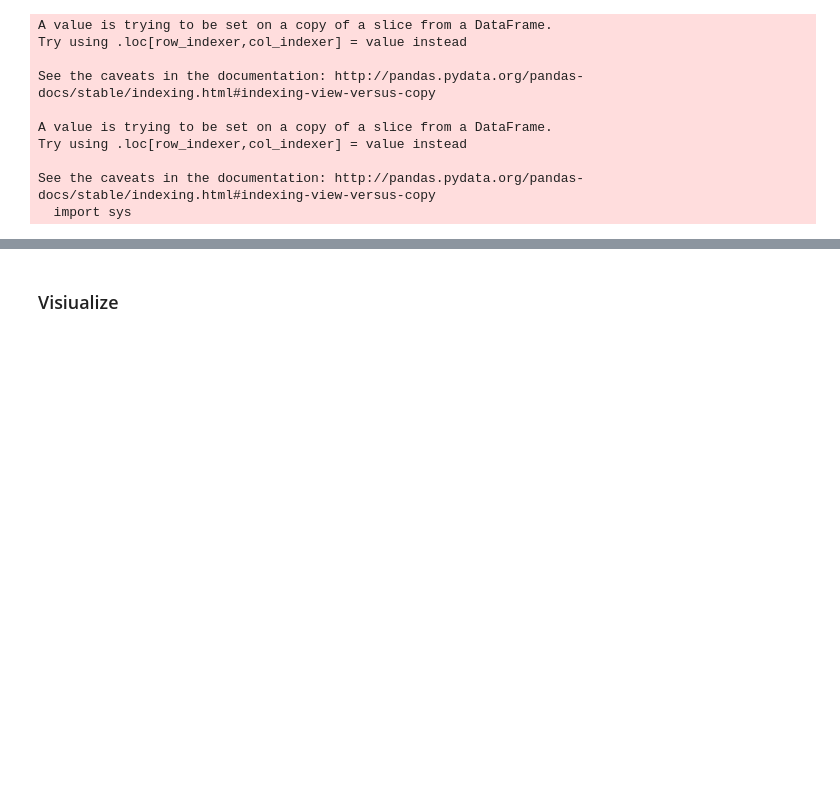
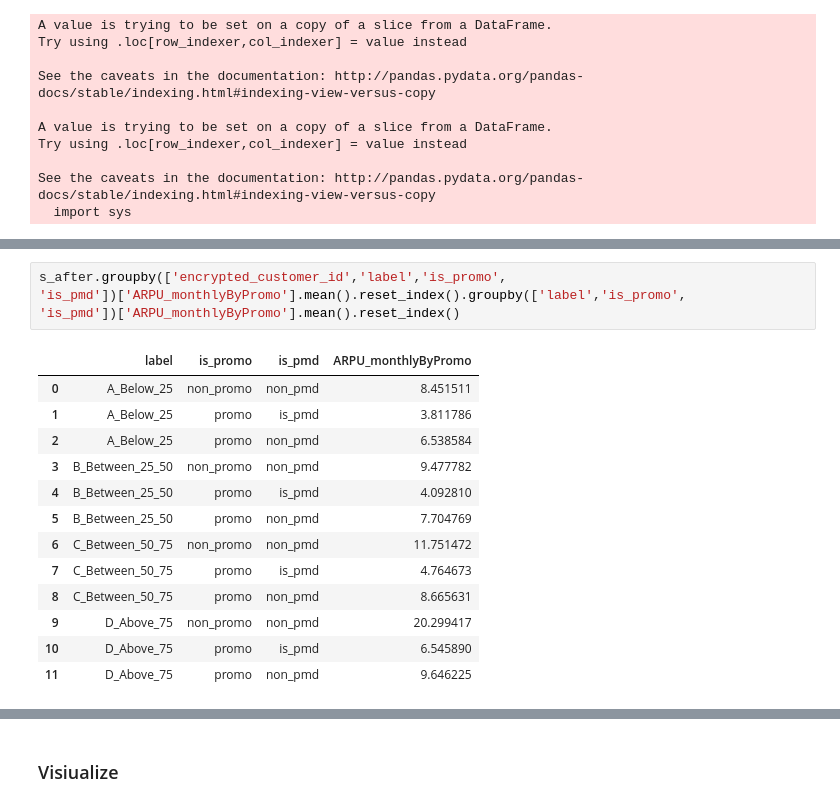
Before and after one commit to dfadeeff/AMZ_Projects, a Jupyter notebook: PMD_Framework.ipynb, the cells around one changed output, grey strips where cells are left out. Cells and saved outputs as stored; diff of their text form; blank space fills up the shorter version.

```diff
--- a/PMD_Framework.ipynb
+++ b/PMD_Framework.ipynb
@@ -539,0 +552,18 @@ s_after.groupby(['encrypted_customer_id','label'])['units_monthly'].mean().reset
+# %%
+s_after.groupby(['encrypted_customer_id','label','is_promo',
+'is_pmd'])['ARPU_monthlyByPromo'].mean().reset_index().groupby(['label','is_promo',
+'is_pmd'])['ARPU_monthlyByPromo'].mean().reset_index()
+# %% [output]
+|  | label | is_promo | is_pmd | ARPU_monthlyByPromo |
+| 0 | A_Below_25 | non_promo | non_pmd | 8.451511 |
+| 1 | A_Below_25 | promo | is_pmd | 3.811786 |
+| 2 | A_Below_25 | promo | non_pmd | 6.538584 |
+| 3 | B_Between_25_50 | non_promo | non_pmd | 9.477782 |
+| 4 | B_Between_25_50 | promo | is_pmd | 4.092810 |
+| 5 | B_Between_25_50 | promo | non_pmd | 7.704769 |
+| 6 | C_Between_50_75 | non_promo | non_pmd | 11.751472 |
+| 7 | C_Between_50_75 | promo | is_pmd | 4.764673 |
+| 8 | C_Between_50_75 | promo | non_pmd | 8.665631 |
+| 9 | D_Above_75 | non_promo | non_pmd | 20.299417 |
+| 10 | D_Above_75 | promo | is_pmd | 6.545890 |
+| 11 | D_Above_75 | promo | non_pmd | 9.646225 |
```
Also changed, not shown: parts of 37 cells of this notebook.
